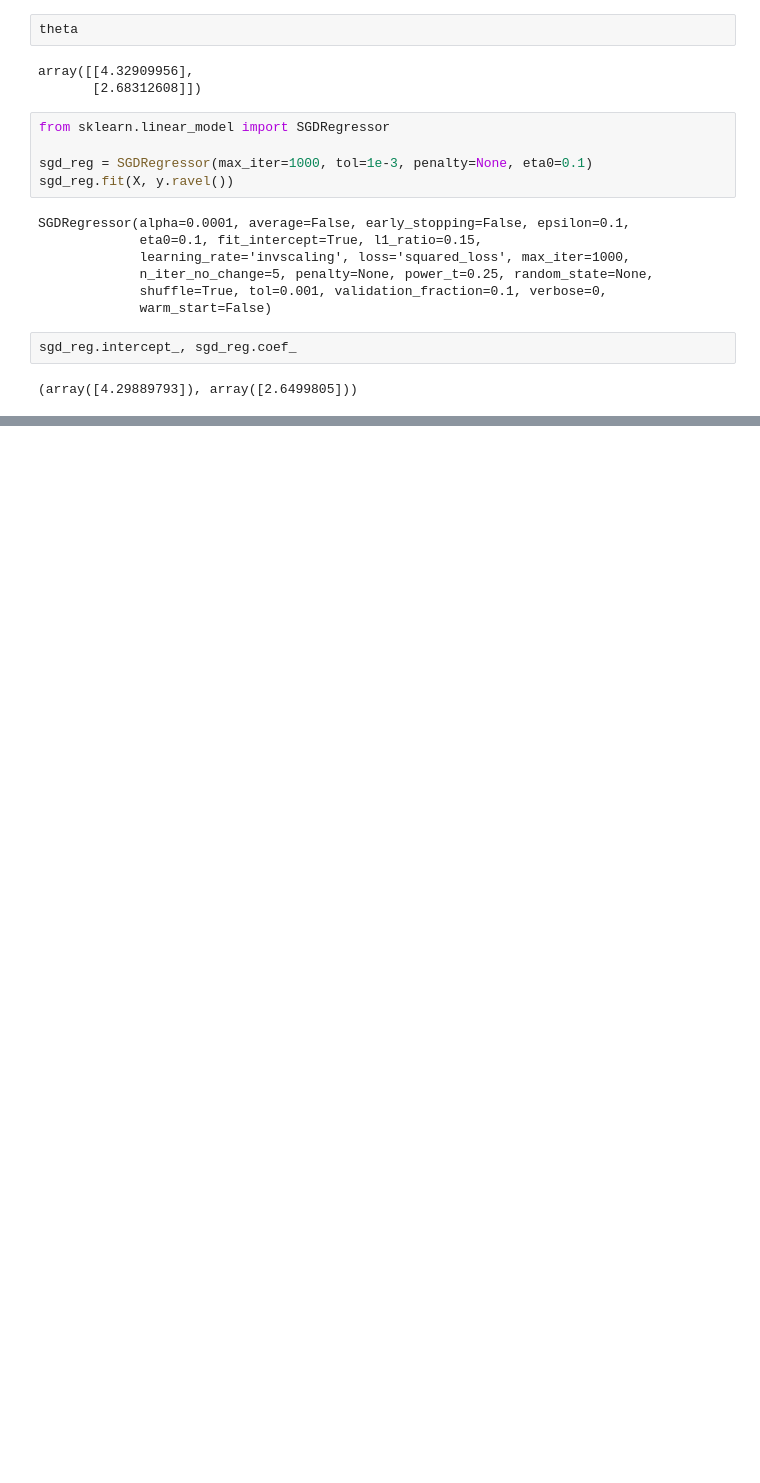
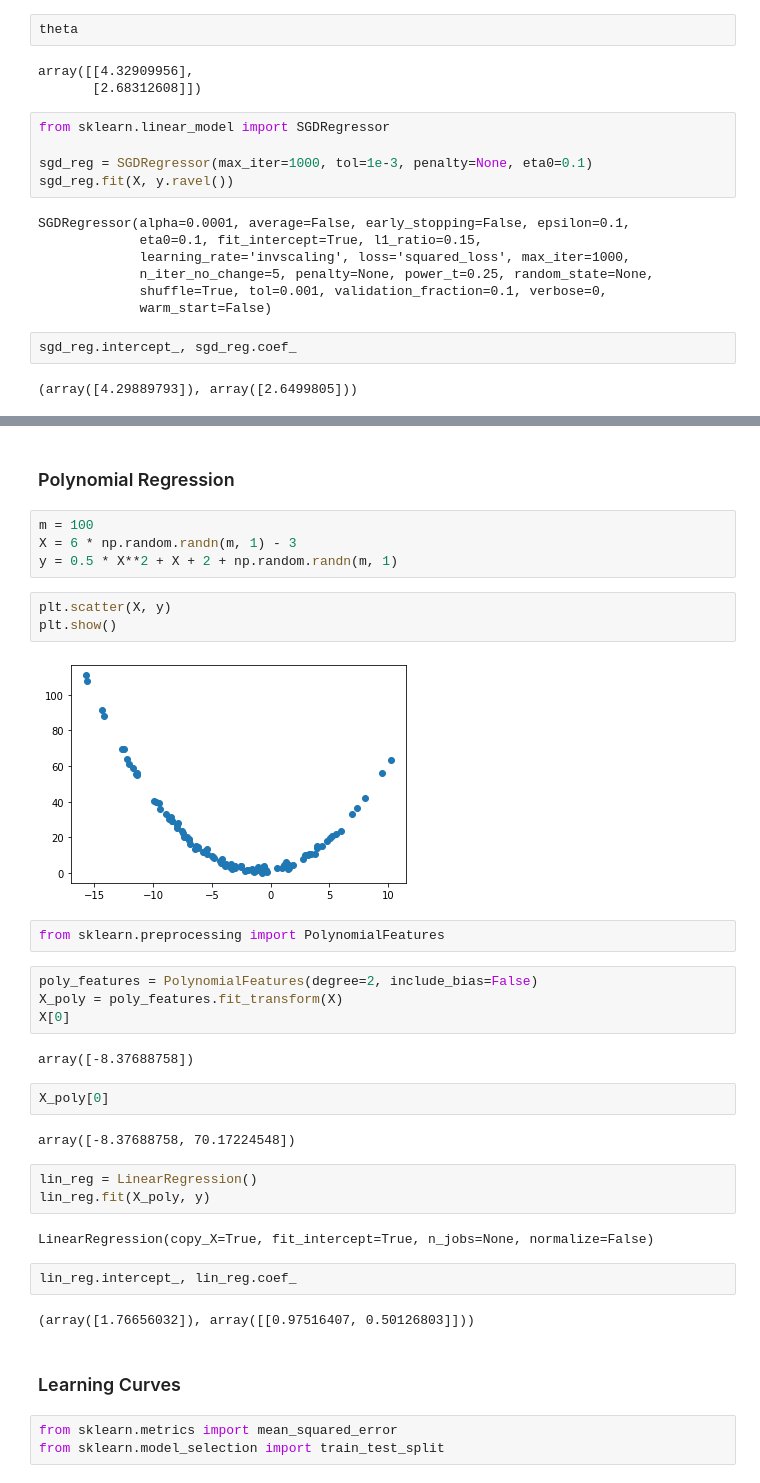
Before and after one commit to zuzuta/BookLearning-Hands_on_Machine_Learning, a Jupyter notebook: Chapter4 Training Models.ipynb, the cells around one changed output, grey strips where cells are left out. Cells and saved outputs as stored; diff of their text form; blank space fills up the shorter version.

```diff
--- a/Chapter4 Training Models.ipynb
+++ b/Chapter4 Training Models.ipynb
@@ -108,0 +119,37 @@ sgd_reg.intercept_, sgd_reg.coef_
+# %% [markdown]
+### Polynomial Regression
+# %%
+m = 100
+X = 6 * np.random.randn(m, 1) - 3
+y = 0.5 * X**2 + X + 2 + np.random.randn(m, 1)
+# %%
+plt.scatter(X, y)
+plt.show()
+# %% [output]
+[figure, added]
+# %%
+from sklearn.preprocessing import PolynomialFeatures
+# %%
+poly_features = PolynomialFeatures(degree=2, include_bias=False)
+X_poly = poly_features.fit_transform(X)
+X[0]
+# %% [output]
+array([-8.37688758])
+# %%
+X_poly[0]
+# %% [output]
+array([-8.37688758, 70.17224548])
+# %%
+lin_reg = LinearRegression()
+lin_reg.fit(X_poly, y)
+# %% [output]
+LinearRegression(copy_X=True, fit_intercept=True, n_jobs=None, normalize=False)
+# %%
+lin_reg.intercept_, lin_reg.coef_
+# %% [output]
+(array([1.76656032]), array([[0.97516407, 0.50126803]]))
+# %% [markdown]
+### Learning Curves
+# %%
+from sklearn.metrics import mean_squared_error
+from sklearn.model_selection import train_test_split
```
Also changed, not shown: parts of 21 cells of this notebook.
